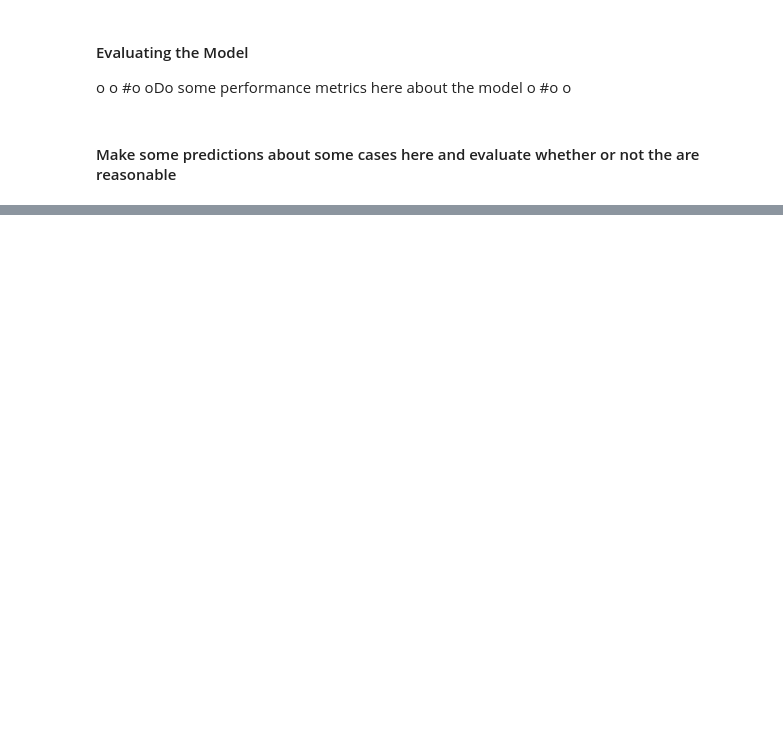
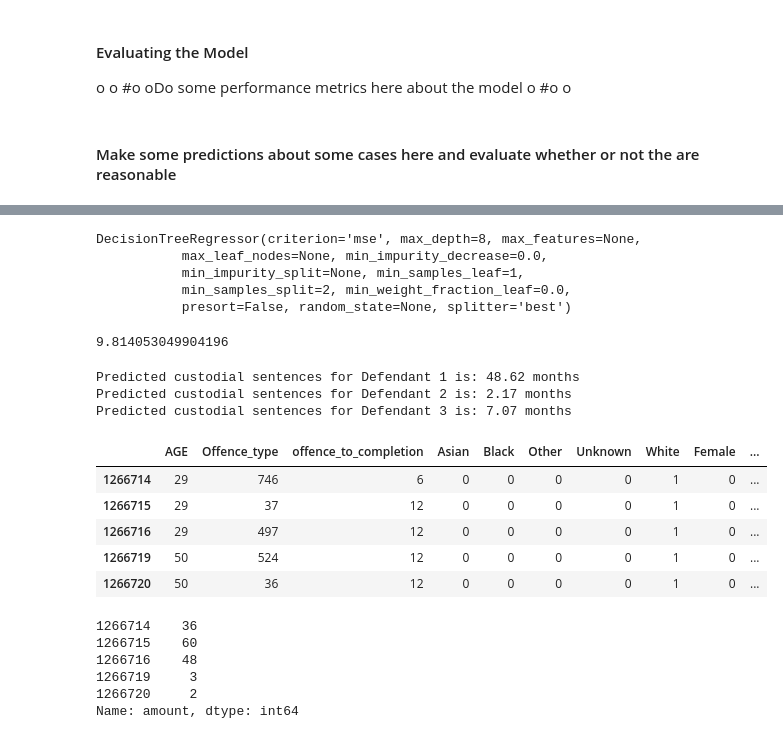
Before and after one commit to RachaelMahon/sentencing_capstone, a Jupyter notebook: UK Criminal Sentencing Regression.ipynb, the cells around one changed output, grey strips where cells are left out. Saved outputs shown, nothing was run; the diff lists cells and outputs as text; code cells hidden in the pictures; blank space fills up the shorter version.

Commit message:
Multiple Feature Decision Tree now working

```diff
--- a/UK Criminal Sentencing Regression.ipynb
+++ b/UK Criminal Sentencing Regression.ipynb
@@ -572,0 +600,42 @@ for i, sentence in enumerate(reg.predict(defendent_features)):
+# %%
+regressor = DecisionTreeRegressor(max_depth=8)
+regressor.fit(X_train, y_train)
+# %% [output]
+DecisionTreeRegressor(criterion='mse', max_depth=8, max_features=None,
+           max_leaf_nodes=None, min_impurity_decrease=0.0,
+           min_impurity_split=None, min_samples_leaf=1,
+           min_samples_split=2, min_weight_fraction_leaf=0.0,
+           presort=False, random_state=None, splitter='best')
+# %%
+from sklearn.metrics import mean_absolute_error
+mean_absolute_error(y_test, regressor.predict(X_test))
+# %% [output]
+9.814053049904196
+# %%
+defendent_features = [[29,746,6,0,0,0,0,1,0,1,0],[29,13,3,0,0,0,0,1,1,0,0],
+                      [50,36,12,0,0,0,0,1,0,1,0]]
+
+for i, sentence in enumerate(regressor.predict(defendent_features)):
+    print "Predicted custodial sentences for Defendant {} is: {:,.2f} months".format(i+1, sentence)
+# %% [output]
+Predicted custodial sentences for Defendant 1 is: 48.62 months
+Predicted custodial sentences for Defendant 2 is: 2.17 months
+Predicted custodial sentences for Defendant 3 is: 7.07 months
+# %%
+features.tail()
+# %% [output]
+|  | AGE | Offence_type | offence_to_completion | Asian | Black | Other | Unknown | White | Female | ... |
+| 1266714 | 29 | 746 | 6 | 0 | 0 | 0 | 0 | 1 | 0 | ... |
+| 1266715 | 29 | 37 | 12 | 0 | 0 | 0 | 0 | 1 | 0 | ... |
+| 1266716 | 29 | 497 | 12 | 0 | 0 | 0 | 0 | 1 | 0 | ... |
+| 1266719 | 50 | 524 | 12 | 0 | 0 | 0 | 0 | 1 | 0 | ... |
+| 1266720 | 50 | 36 | 12 | 0 | 0 | 0 | 0 | 1 | 0 | ... |
+# %%
+sentences.tail()
+# %% [output]
+1266714    36
+1266715    60
+1266716    48
+1266719     3
+1266720     2
+Name: amount, dtype: int64
```
Also changed, not shown: parts of 4 cells of this notebook.
